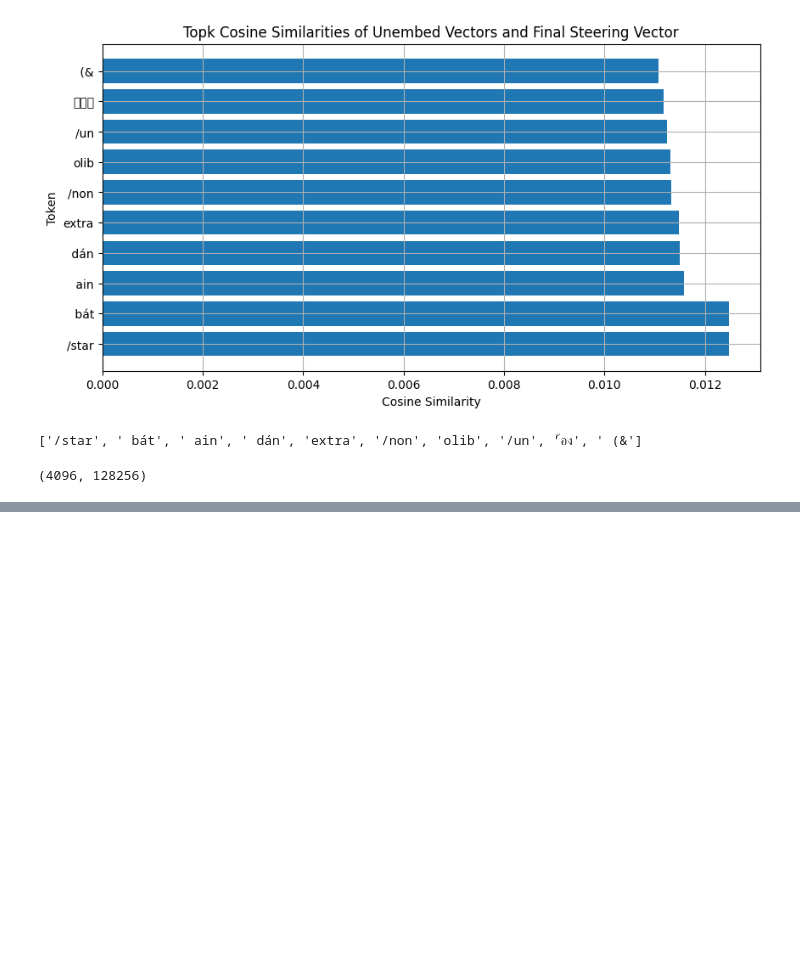
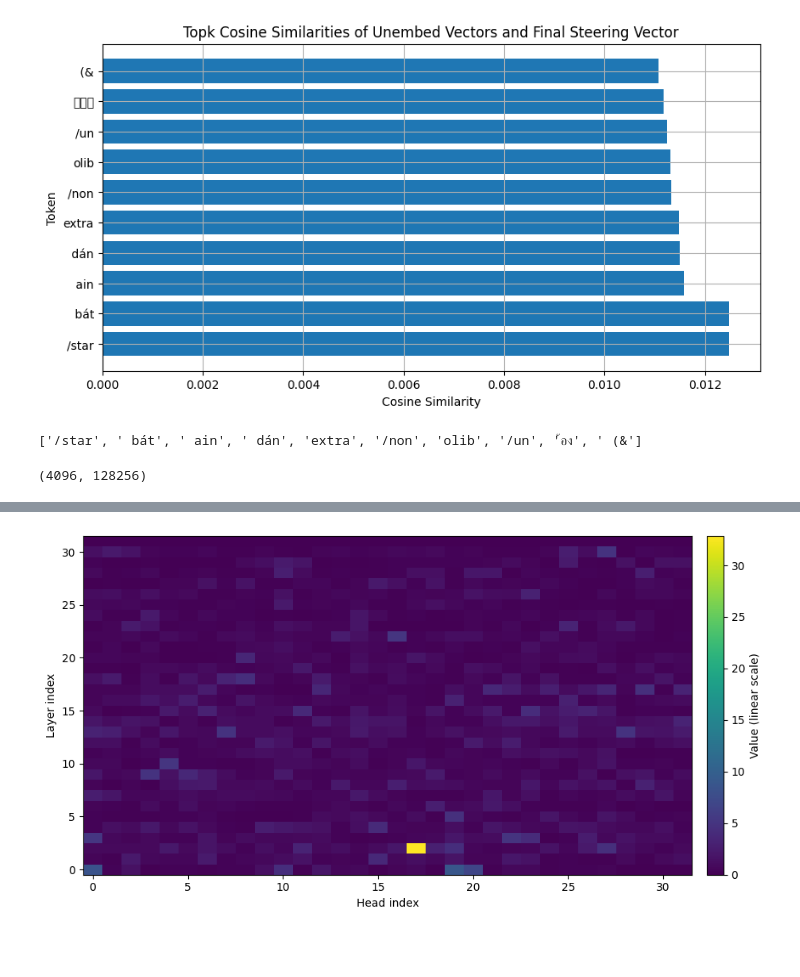
Before and after one commit to durrcommasteven/mech_interp_research, a Jupyter notebook: tues_may_6_tl_steering_circuit_analysis.ipynb, the cells around one changed output, grey strips where cells are left out. Saved outputs shown, nothing was run; the diff lists cells and outputs as text; code cells hidden in the pictures; blank space fills up the shorter version.

```diff
--- a/tues_may_6_tl_steering_circuit_analysis.ipynb
+++ b/tues_may_6_tl_steering_circuit_analysis.ipynb
@@ -657,0 +859,11 @@ unembed.shape
+# %%
+outout = process_final_diffs(diffs, model)
+
+plot_pt_heatmap(
+    output,
+)
+plt.show()
+# %% [output]
+[figure, added]
+# %% [markdown]
+#
```
Also changed, not shown: parts of 30 cells of this notebook, 2 other files.
